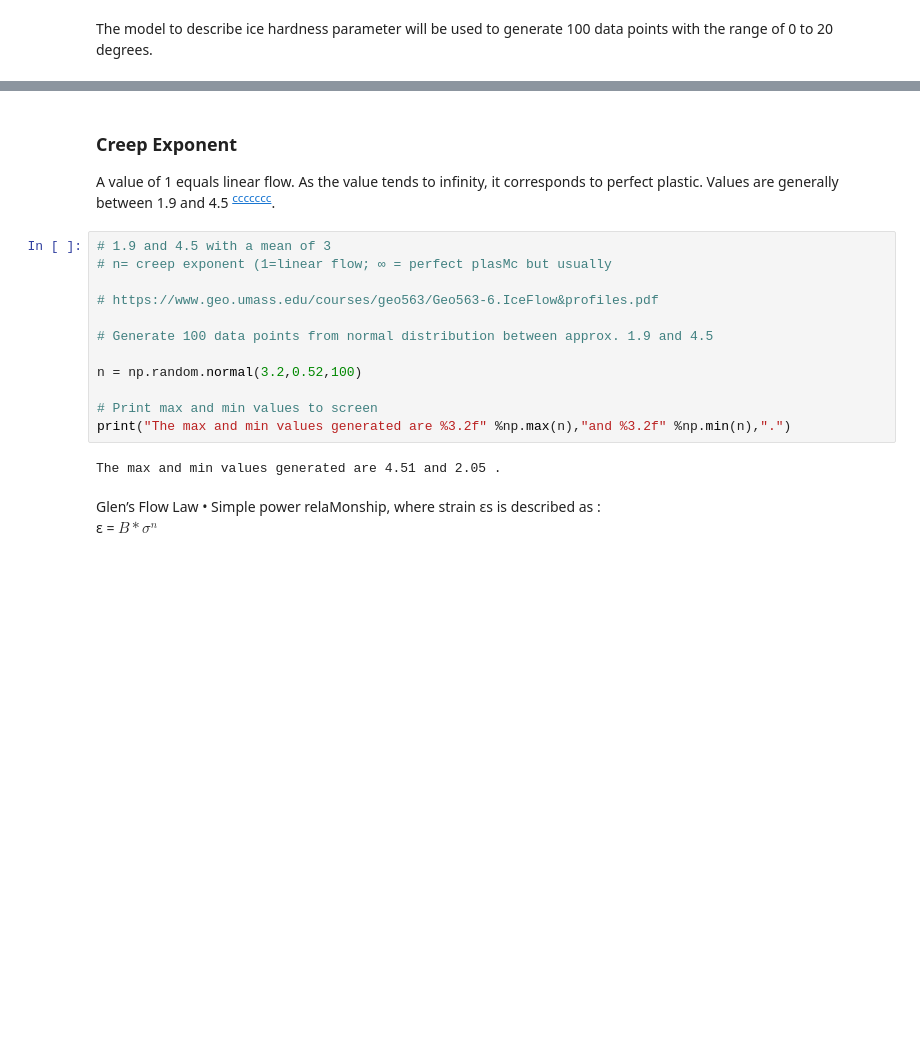
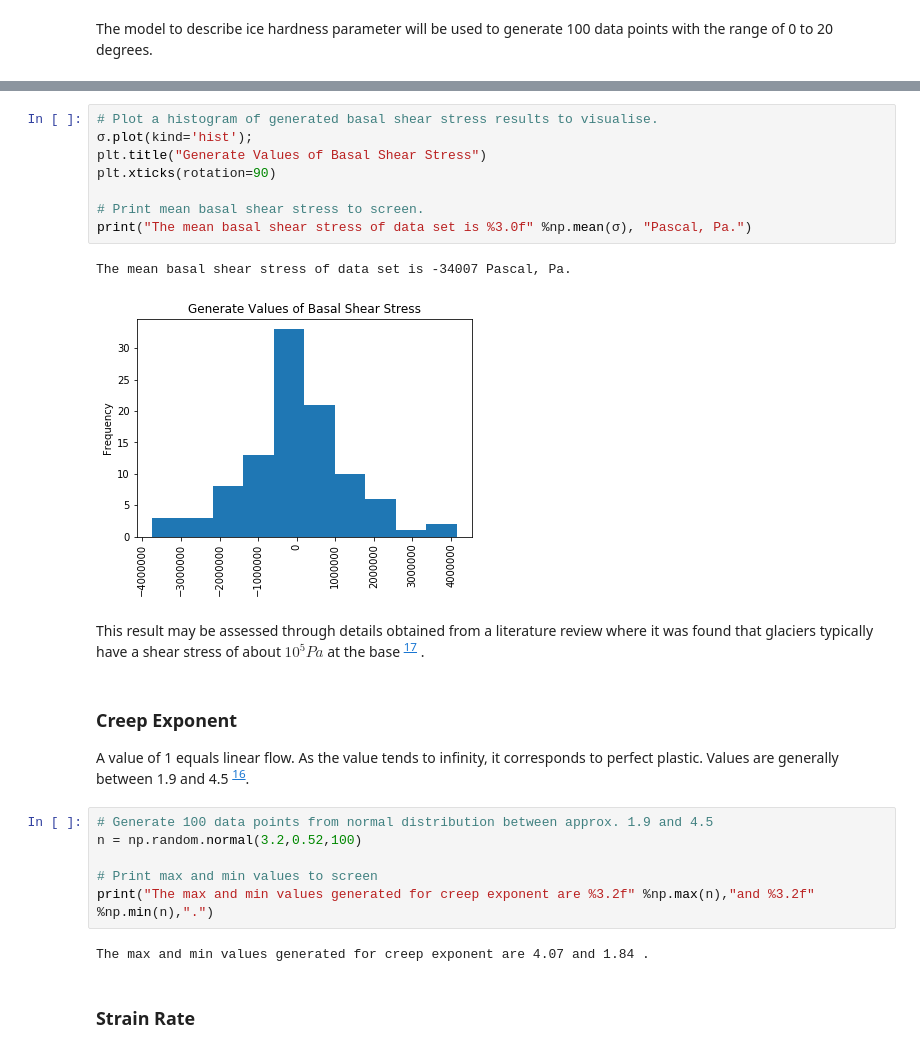
Before and after one commit to healyshane/project-programming_for-data_analysis, a Jupyter notebook: Programming for Data Analysis_Glaciers.ipynb, the cells around one changed output, grey strips where cells are left out. Cells and saved outputs as stored; diff of their text form; blank space fills up the shorter version.

```diff
--- a/Programming for Data Analysis_Glaciers.ipynb
+++ b/Programming for Data Analysis_Glaciers.ipynb
@@ -386,22 +400,26 @@ plt.hist(B);
+# %%
+# Plot a histogram of generated basal shear stress results to visualise.
+σ.plot(kind='hist');
+plt.title("Generate Values of Basal Shear Stress")
+plt.xticks(rotation=90)
+
+# Print mean basal shear stress to screen.
+print("The mean basal shear stress of data set is %3.0f" %np.mean(σ), "Pascal, Pa.")
+# %% [output]
+The mean basal shear stress of data set is -34007 Pascal, Pa.
+[figure, added]
+# %% [markdown]
+This result may be assessed through details obtained from a literature review where it was found that glaciers typically have a shear stress of about $10^5 Pa$ at the base <sup>[17](https://www.tandfonline.com/doi/pdf/10.4296/cwrj3602823?needAccess=true)</sup> .
 # %% [markdown]
 ### Creep Exponent
-A value of 1 equals linear flow. As the value tends to infinity, it corresponds to perfect plastic. Values are generally between 1.9 and 4.5 <sup>[ccccccc](https://www.geo.umass.edu/courses/geo563/Geo563-6.IceFlow&profiles.pdf)</sup>.
+A value of 1 equals linear flow. As the value tends to infinity, it corresponds to perfect plastic. Values are generally between 1.9 and 4.5 <sup>[16](https://www.geo.umass.edu/courses/geo563/Geo563-6.IceFlow&profiles.pdf)</sup>.
 # %%
-# 1.9 and 4.5 with a mean of 3
-# n= creep exponent (1=linear flow; ∞ = perfect plasMc but usually
-
-# https://www.geo.umass.edu/courses/geo563/Geo563-6.IceFlow&profiles.pdf
-
 # Generate 100 data points from normal distribution between approx. 1.9 and 4.5
-
 n = np.random.normal(3.2,0.52,100)
 
 # Print max and min values to screen
-print("The max and min values generated are %3.2f" %np.max(n),"and %3.2f" %np.min(n),".")
+print("The max and min values generated for creep exponent are %3.2f" %np.max(n),"and %3.2f" %np.min(n),".")
 # %% [output]
-The max and min values generated are 4.51 and 2.05 .
+The max and min values generated for creep exponent are 4.07 and 1.84 .
-# %% [markdown]
-Glen’s Flow Law
-• Simple power relaMonship, where strain εs is
-described as :
-ε  = $B * σ^n$
+# %% [markdown]
+### Strain Rate
```
Also changed, not shown: parts of 40 cells of this notebook.
